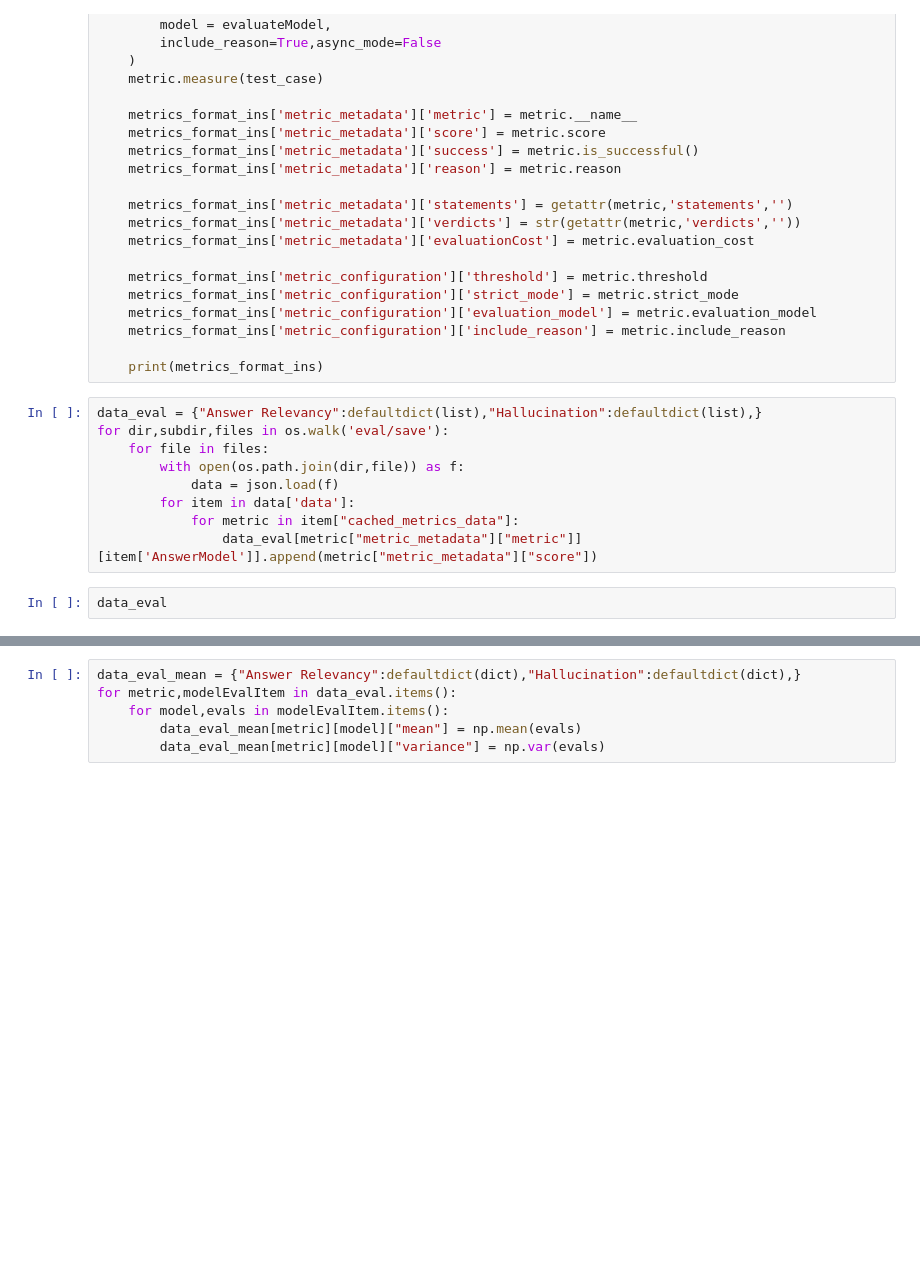
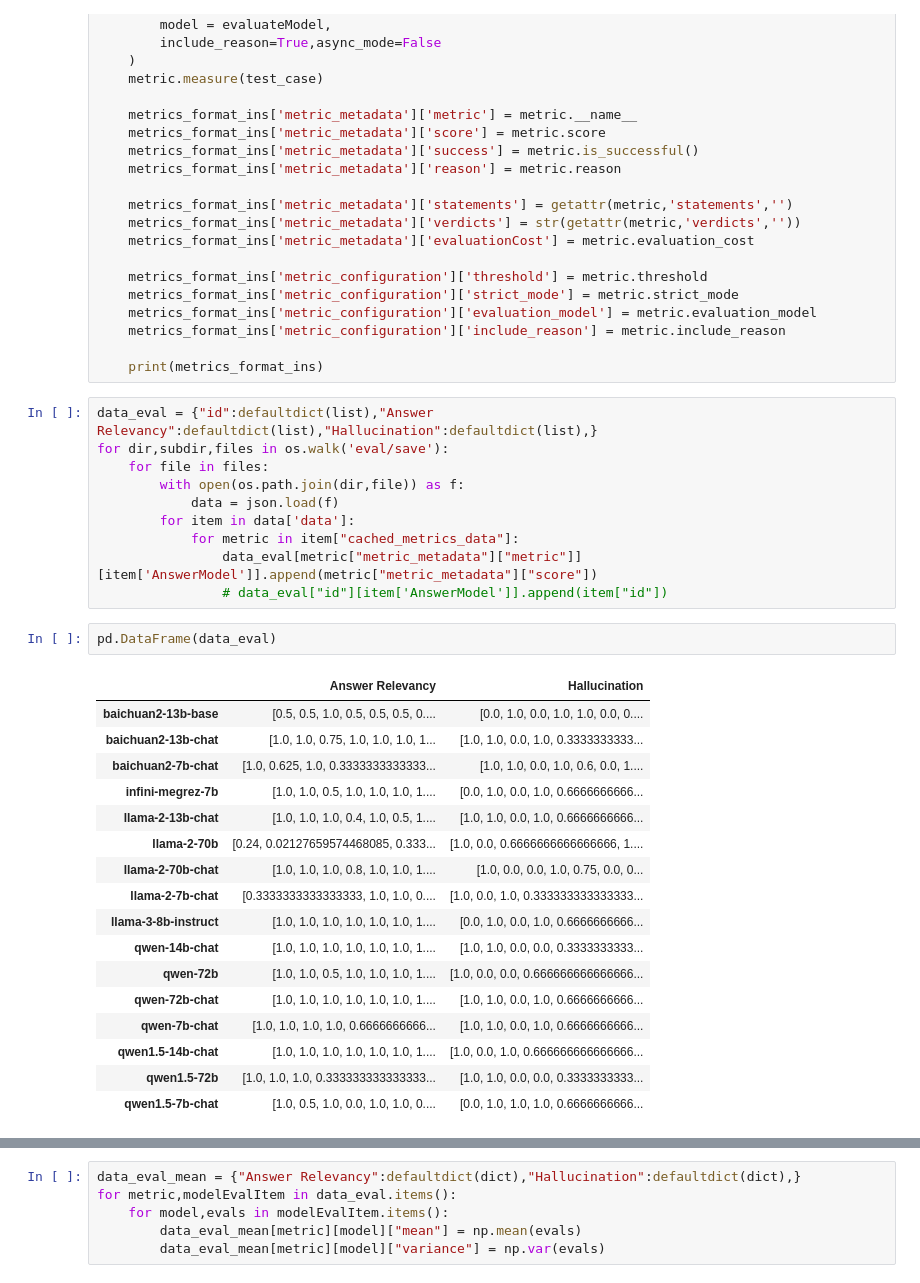
Before and after one commit to youjinliang2200016640/IR, a Jupyter notebook: evalute_plus.ipynb, the cells around one changed output, grey strips where cells are left out. Drawn from its saved outputs; the diff is of its cells as text; blank space fills up the shorter version.

```diff
--- a/evalute_plus.ipynb
+++ b/evalute_plus.ipynb
@@ -1124,7 +1125,7 @@ for item in [noEvalItem[0]]:
 
     print(metrics_format_ins)
 # %%
-data_eval = {"Answer Relevancy":defaultdict(list),"Hallucination":defaultdict(list),}
+data_eval = {"id":defaultdict(list),"Answer Relevancy":defaultdict(list),"Hallucination":defaultdict(list),}
 for dir,subdir,files in os.walk('eval/save'):
     for file in files:
         with open(os.path.join(dir,file)) as f:
@@ -1132,5 +1133,24 @@ for dir,subdir,files in os.walk('eval/save'):
         for item in data['data']:
             for metric in item["cached_metrics_data"]:
                 data_eval[metric["metric_metadata"]["metric"]][item['AnswerModel']].append(metric["metric_metadata"]["score"])
+                # data_eval["id"][item['AnswerModel']].append(item["id"])
-# %%
-data_eval
+# %%
+pd.DataFrame(data_eval)
+# %% [output]
+|  | Answer Relevancy | Hallucination |
+| baichuan2-13b-base | [0.5, 0.5, 1.0, 0.5, 0.5, 0.5, 0.... | [0.0, 1.0, 0.0, 1.0, 1.0, 0.0, 0.... |
+| baichuan2-13b-chat | [1.0, 1.0, 0.75, 1.0, 1.0, 1.0, 1... | [1.0, 1.0, 0.0, 1.0, 0.3333333333... |
+| baichuan2-7b-chat | [1.0, 0.625, 1.0, 0.3333333333333... | [1.0, 1.0, 0.0, 1.0, 0.6, 0.0, 1.... |
+| infini-megrez-7b | [1.0, 1.0, 0.5, 1.0, 1.0, 1.0, 1.... | [0.0, 1.0, 0.0, 1.0, 0.6666666666... |
+| llama-2-13b-chat | [1.0, 1.0, 1.0, 0.4, 1.0, 0.5, 1.... | [1.0, 1.0, 0.0, 1.0, 0.6666666666... |
+| llama-2-70b | [0.24, 0.02127659574468085, 0.333... | [1.0, 0.0, 0.6666666666666666, 1.... |
+| llama-2-70b-chat | [1.0, 1.0, 1.0, 0.8, 1.0, 1.0, 1.... | [1.0, 0.0, 0.0, 1.0, 0.75, 0.0, 0... |
+| llama-2-7b-chat | [0.3333333333333333, 1.0, 1.0, 0.... | [1.0, 0.0, 1.0, 0.333333333333333... |
+| llama-3-8b-instruct | [1.0, 1.0, 1.0, 1.0, 1.0, 1.0, 1.... | [0.0, 1.0, 0.0, 1.0, 0.6666666666... |
+| qwen-14b-chat | [1.0, 1.0, 1.0, 1.0, 1.0, 1.0, 1.... | [1.0, 1.0, 0.0, 0.0, 0.3333333333... |
+| qwen-72b | [1.0, 1.0, 0.5, 1.0, 1.0, 1.0, 1.... | [1.0, 0.0, 0.0, 0.666666666666666... |
+| qwen-72b-chat | [1.0, 1.0, 1.0, 1.0, 1.0, 1.0, 1.... | [1.0, 1.0, 0.0, 1.0, 0.6666666666... |
+| qwen-7b-chat | [1.0, 1.0, 1.0, 1.0, 0.6666666666... | [1.0, 1.0, 0.0, 1.0, 0.6666666666... |
+| qwen1.5-14b-chat | [1.0, 1.0, 1.0, 1.0, 1.0, 1.0, 1.... | [1.0, 0.0, 1.0, 0.666666666666666... |
+| qwen1.5-72b | [1.0, 1.0, 1.0, 0.333333333333333... | [1.0, 1.0, 0.0, 0.0, 0.3333333333... |
+| qwen1.5-7b-chat | [1.0, 0.5, 1.0, 0.0, 1.0, 1.0, 0.... | [0.0, 1.0, 1.0, 1.0, 0.6666666666... |
```
Also changed, not shown: parts of 27 cells of this notebook, 5 other files.
